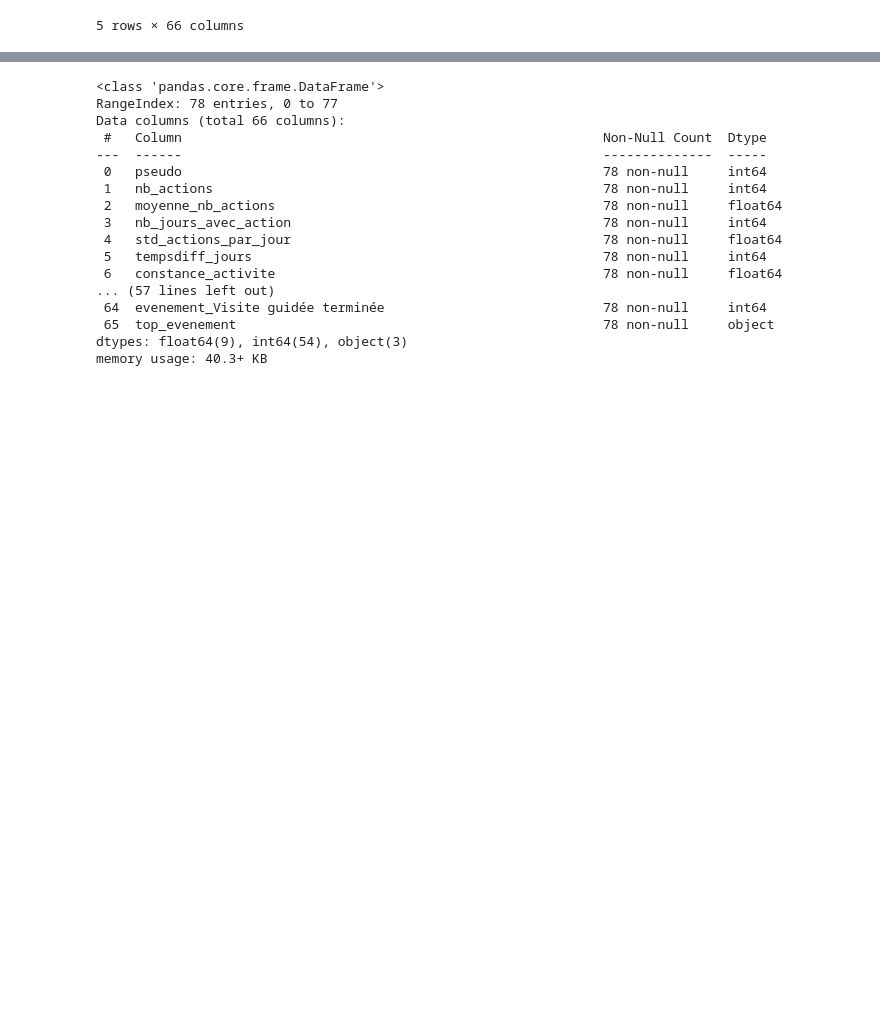
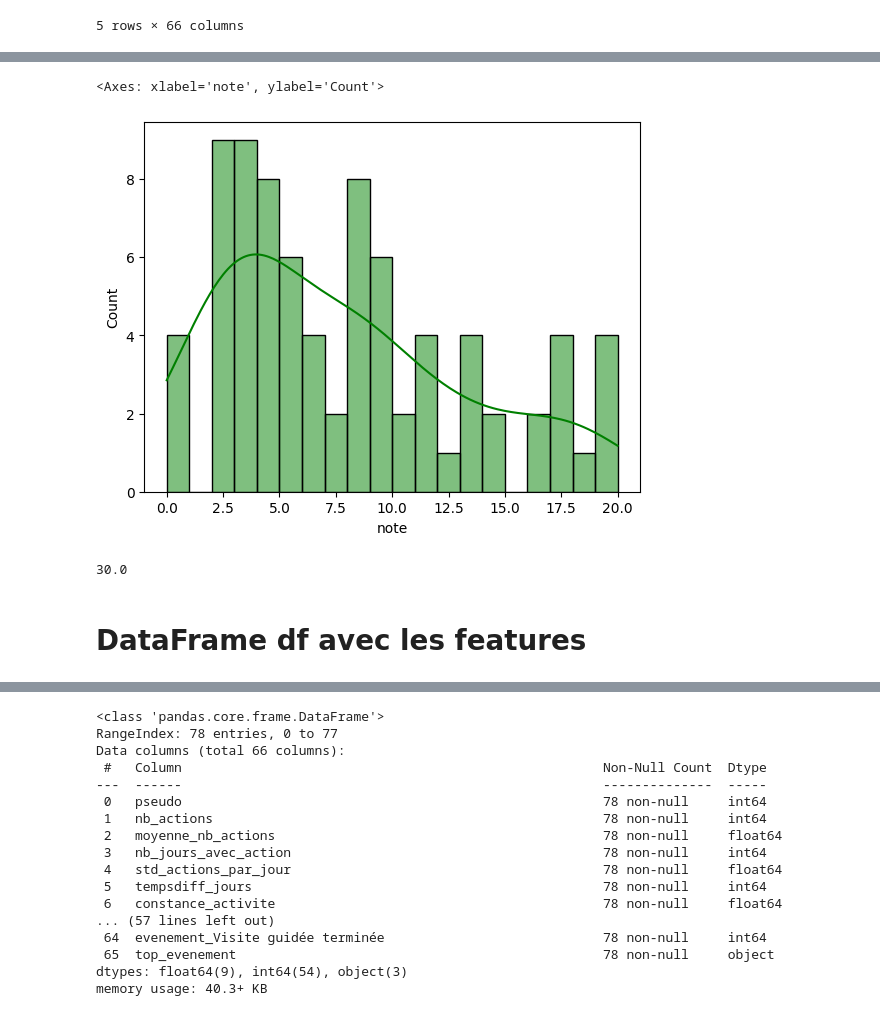
Before and after one commit to Lore9820/projet_notes, a Jupyter notebook: EDA_df.ipynb, the cells around one changed output, grey strips where cells are left out. Drawn from its saved outputs; the diff is of its cells as text; code cells hidden in the pictures; blank space fills up the shorter version.

```diff
--- a/EDA_df.ipynb
+++ b/EDA_df.ipynb
@@ -3,2 +8,4 @@ import pandas as pd
 # %%
 df = pd.read_csv("projet_notes/df_complet.csv")
+notes = pd.read_csv("projet_notes/notes.csv")
+notes.head()
@@ -14,0 +50,4 @@ df.head()
+# %%
+# note = strings => convertir en entiers
+notes['note'] = notes['note'].replace('-', 0).astype(int)
+notes.info()
@@ -15,3 +76,17 @@ df.head()
+# %%
+notes_sorted = notes.sort_values(by='note')
+sns.histplot(notes_sorted['note'], kde=True, color='green', bins=20)
+# %% [output]
+<Axes: xlabel='note', ylabel='Count'>
+[figure, added]
+# %%
+# pourcentage reussi
+pourcentage_reussi = (notes['note'] >= 10).mean() * 100
+print(pourcentage_reussi)
+# %% [output]
+30.0
+# %% [markdown]
+# DataFrame df avec les features
 # %%
 #pd.set_option('display.max_rows', None)
 df.describe(include="all").T
```
Also changed, not shown: parts of 20 cells of this notebook, 1 other file.
